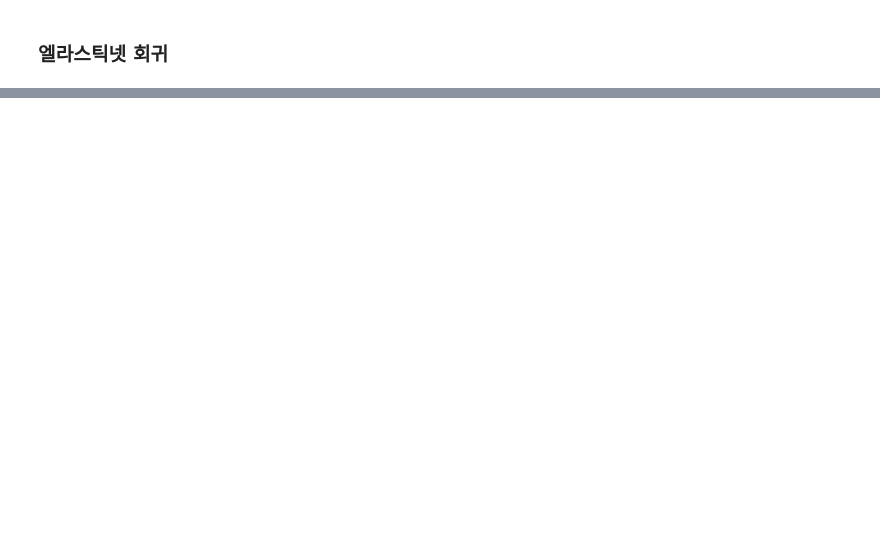
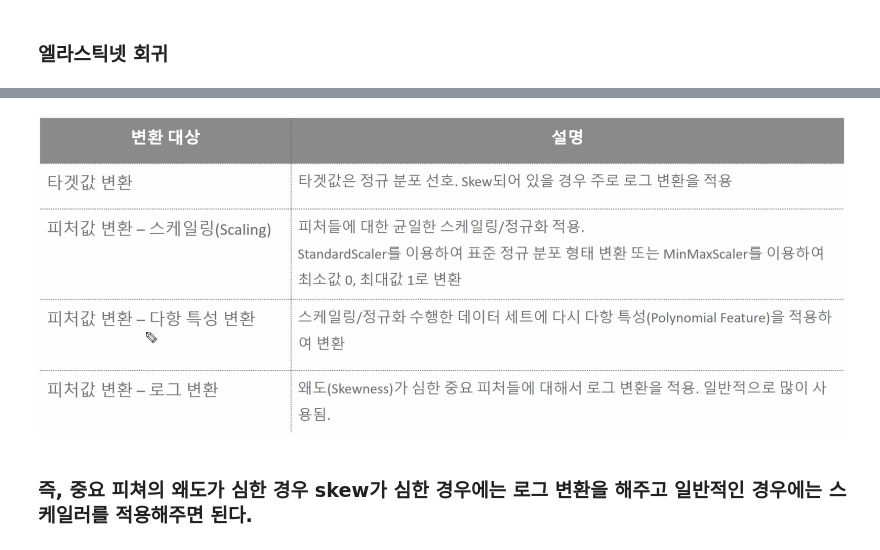
Before and after one commit to weed0328/DNA, a Jupyter notebook: 📚파이썬 머신러닝 완벽가이드 실습/5.3_Gradient_Descent_5.4_LinearModel_5.5_Polynomial_5.6_Regularized_model.ipynb, the cells around one changed output, grey strips where cells are left out. Drawn from its saved outputs; the diff is of its cells as text; code cells hidden in the pictures; blank space fills up the shorter version.

```diff
--- a/📚파이썬 머신러닝 완벽가이드 실습/5.3_Gradient_Descent_5.4_LinearModel_5.5_Polynomial_5.6_Regularized_model.ipynb
+++ b/📚파이썬 머신러닝 완벽가이드 실습/5.3_Gradient_Descent_5.4_LinearModel_5.5_Polynomial_5.6_Regularized_model.ipynb
@@ -636,6 +700,13 @@ def get_scaled_data(method='None', p_degree=None, input_data=None):
                                          include_bias=False).fit_transform(scaled_data)
 
     return scaled_data
+# %%
+from IPython.display import Image
+Image("/Users/choejeehyuk/Downloads/KakaoTalk_Image_2023-02-03-17-38-31.png", width = 1000)#, height = 300)
+# %% [output]
+[figure, added]
+# %% [markdown]
+### 즉, 중요 피쳐의 왜도가 심한 경우 skew가 심한 경우에는 로그 변환을 해주고 일반적인 경우에는 스케일러를 적용해주면 된다.
 # %%
 # Ridge의 alpha값을 다르게 적용하고 다양한 데이터 변환방법에 따른 RMSE 추출.
 alphas = [0.1, 1, 10, 100]
```
Also changed, not shown: parts of 6 cells of this notebook, 22 other files.
